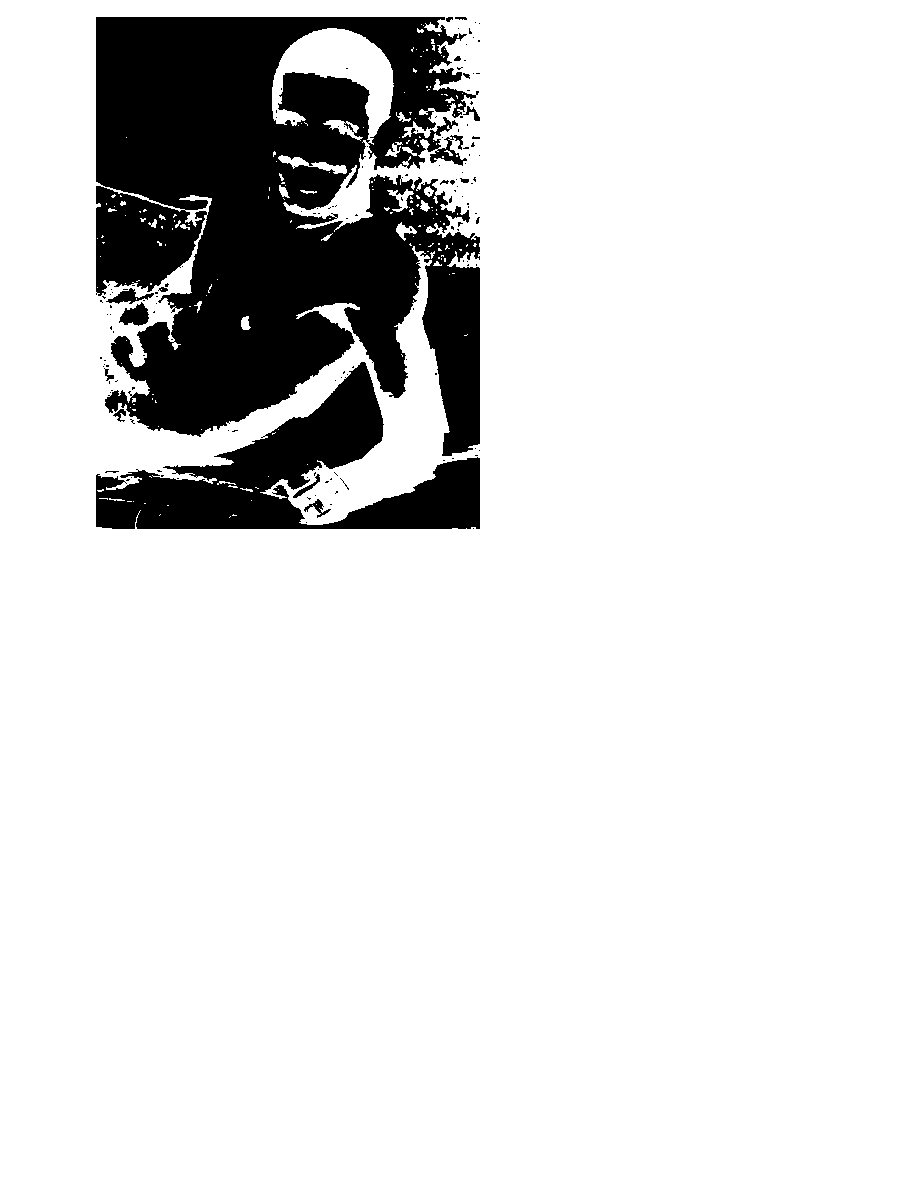
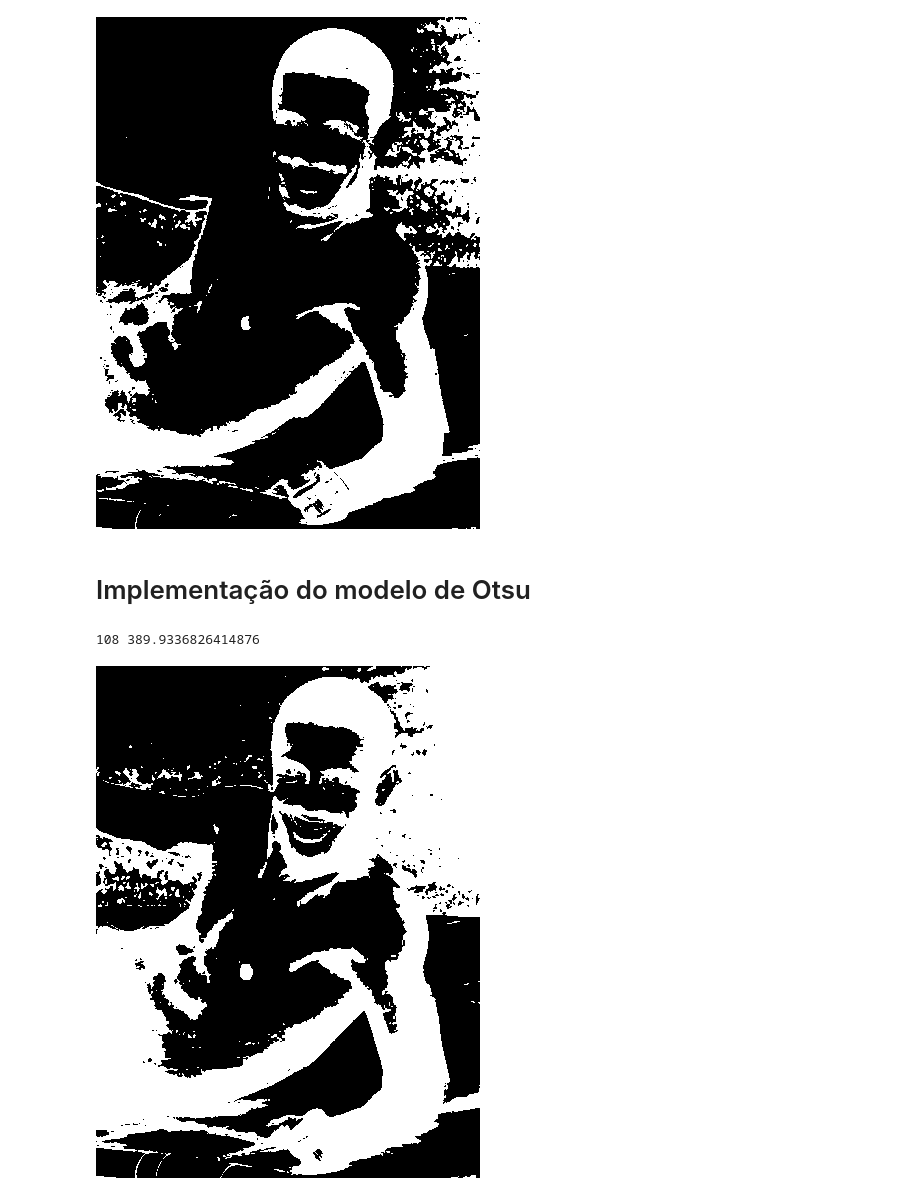
Before and after one commit to kenzosakiyama/visao_computacional, a Jupyter notebook: limiarizacao.ipynb, the cells around one changed output. Saved outputs shown, nothing was run; the diff lists cells and outputs as text; code cells hidden in the pictures; blank space fills up the shorter version.

Commit message:
Adicionando algoritmo de Otsu

```diff
--- a/limiarizacao.ipynb
+++ b/limiarizacao.ipynb
@@ -25,3 +25,39 @@ demo
 apply_threshold(demo, 90)
 # %% [output]
 [figure]
+# %% [markdown]
+# Implementação do modelo de Otsu
+# %%
+def get_variance_score(img_array: np.array, threshold: int) -> float:
+
+    n_pixels = img_array.shape[0] * img_array.shape[1]
+
+    is_lower = img_array < threshold
+    is_greater = img_array >= threshold
+
+    region1_weight = is_lower.flatten().sum() / n_pixels
+    region2_weight = is_greater.flatten().sum() / n_pixels
+
+    region1_variance = img_array[is_lower].var()
+    region2_variance = img_array[is_greater].var()
+
+    return region1_weight * region1_variance + region2_weight * region2_variance
+
+def apply_otsu(img: Image) -> Image:
+
+    img_array = np.array(img)
+    scores = np.zeros(256)
+
+    for k in range(256):
+        scores[k] = get_variance_score(img_array, k)
+
+    scores = np.nan_to_num(scores, nan=np.inf)
+    lowest_score_threshold = scores.argmin()
+    print(lowest_score_threshold, scores[lowest_score_threshold])
+
+    return apply_threshold(img, lowest_score_threshold)
+# %%
+apply_otsu(demo)
+# %% [output]
+108 389.9336826414876
+[figure, added]
```
Also changed, not shown: 1 other file.
